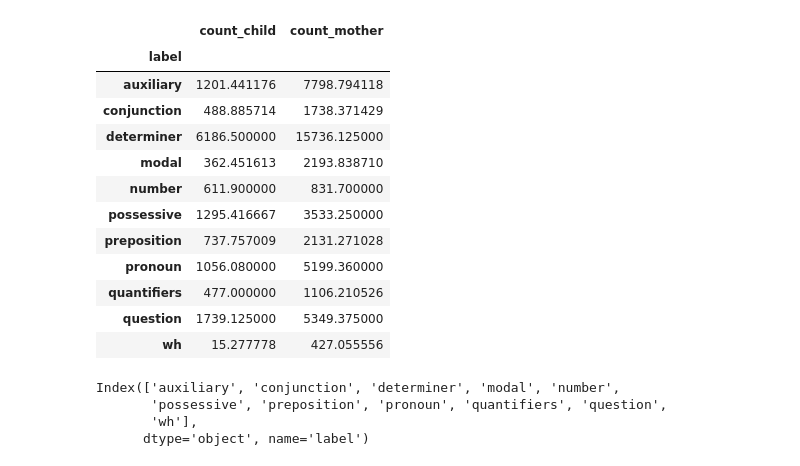
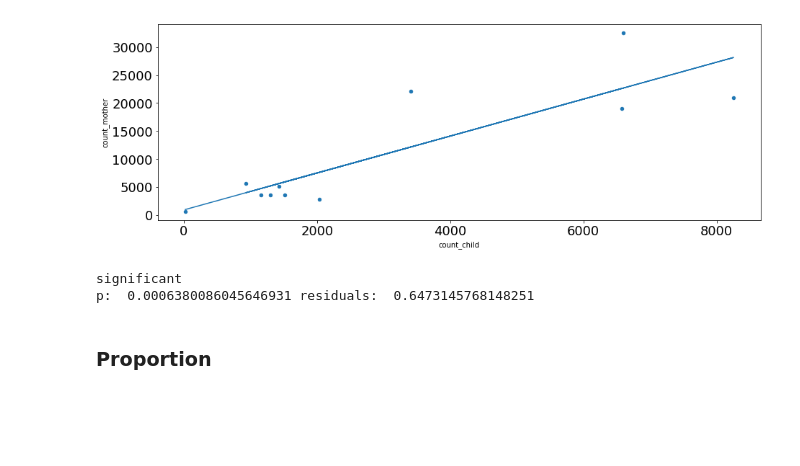
Before and after one commit to qxu1994/formulae-project, a Jupyter notebook: Count function words after disambiguating.ipynb, the cells around one changed output. Saved outputs shown, nothing was run; the diff lists cells and outputs as text; code cells hidden in the pictures; blank space fills up the shorter version.

```diff
--- a/Count function words after disambiguating.ipynb
+++ b/Count function words after disambiguating.ipynb
@@ -26,0 +44,18 @@ plt.show()
+# %%
+x = df_mean.count_child
+y = df_mean.count_mother
+ax = df_mean.plot.scatter(x='count_child', y='count_mother', figsize=(15,5), fontsize=18)
+fit_line(x, y)
+plt.show()
+for i, txt in enumerate(df_mean.index):
+    ax.annotate(txt, (x[i],y[i]), size=12)
+slope,intercept, r_value, p_value, std_err = stats.linregress(x, y)
+if p_value < 0.05:
+    print('significant')
+print('p: ',p_value, 'residuals: ', std_err)
+# %% [output]
+[figure, added]
+significant
+p:  0.0006380086045646931 residuals:  0.6473145768148251
+# %% [markdown]
+### Proportion
@@ -29,23 +75,0 @@ df_mean = df.groupby('label').mean()
-# %%
-df_mean
-# %% [output]
-|  | count_child | count_mother |
-| label |  |  |
-| auxiliary | 1201.441176 | 7798.794118 |
-| conjunction | 488.885714 | 1738.371429 |
-| determiner | 6186.500000 | 15736.125000 |
-| modal | 362.451613 | 2193.838710 |
-| number | 611.900000 | 831.700000 |
-| possessive | 1295.416667 | 3533.250000 |
-| preposition | 737.757009 | 2131.271028 |
-| pronoun | 1056.080000 | 5199.360000 |
-| quantifiers | 477.000000 | 1106.210526 |
-| question | 1739.125000 | 5349.375000 |
-| wh | 15.277778 | 427.055556 |
-# %%
-df_mean.index
-# %% [output]
-Index(['auxiliary', 'conjunction', 'determiner', 'modal', 'number',
-       'possessive', 'preposition', 'pronoun', 'quantifiers', 'question',
-       'wh'],
-      dtype='object', name='label')
```
Also changed, not shown: parts of 38 cells of this notebook.
